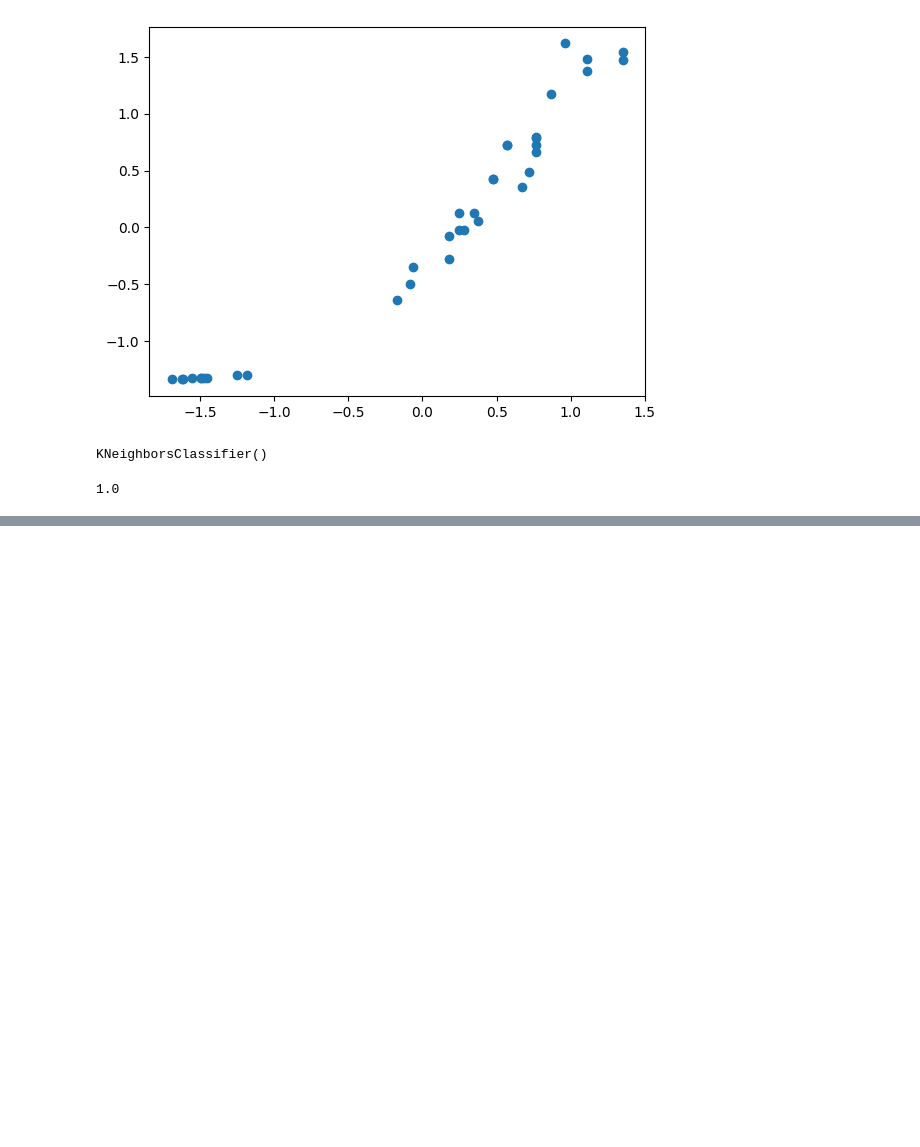
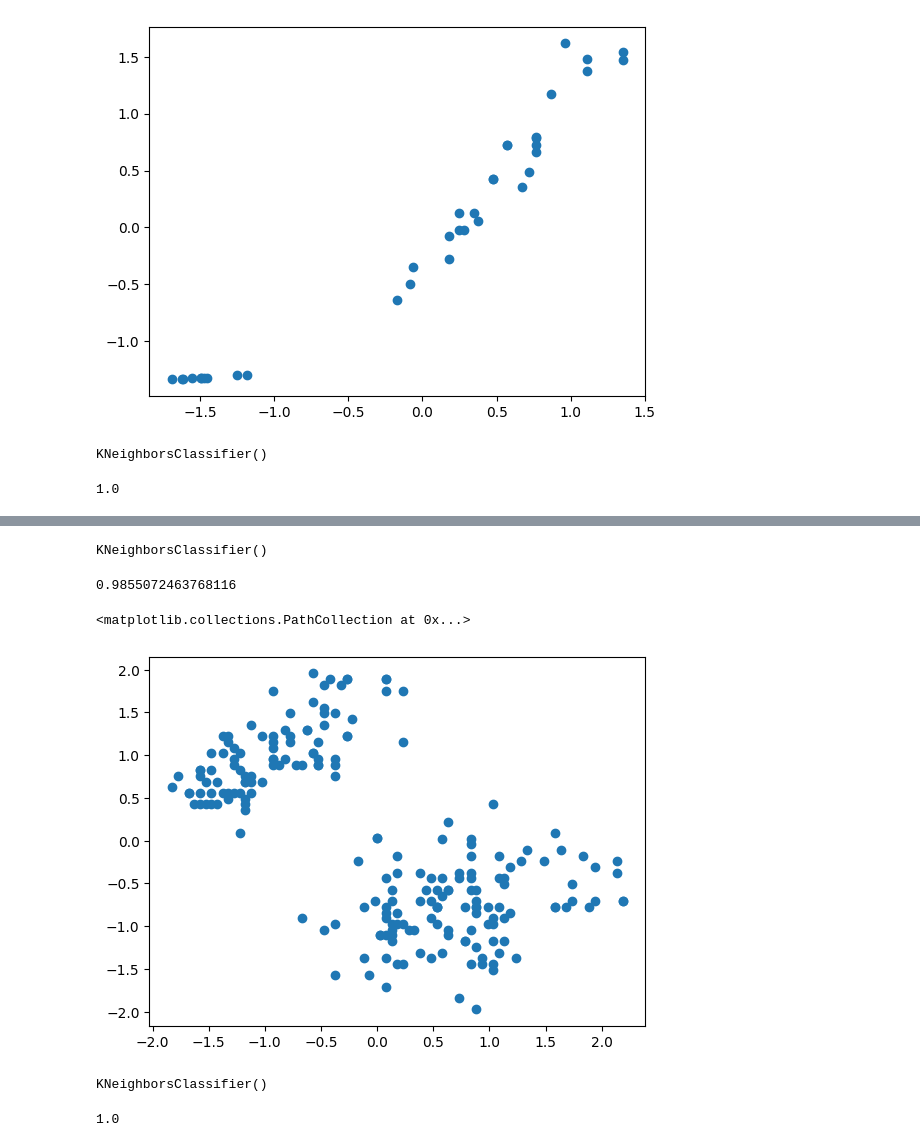
Before and after one commit to dahee325/ML, a Jupyter notebook: 2-2.ipynb, the cells around one changed output, grey strips where cells are left out. Drawn from its saved outputs; the diff is of its cells as text; code cells hidden in the pictures; blank space fills up the shorter version.

```diff
--- a/2-2.ipynb
+++ b/2-2.ipynb
@@ -103,0 +163,40 @@ kn.score(test_scaled, test_target['Species'])
+# %%
+cond = df['species'].isin(['Adelie', 'Gentoo'])
+peng_data = df.loc[cond, ['bill_depth_mm', 'flipper_length_mm']]
+peng_target = df.loc[cond, ['species']]
+# peng_target
+# %%
+from sklearn.model_selection import train_test_split
+train_input, test_input, train_target, test_target = train_test_split(peng_data, peng_target)
+# train_target
+# %%
+from sklearn.neighbors import KNeighborsClassifier
+
+kn = KNeighborsClassifier()
+
+kn.fit(train_input, train_target['species'])
+# %% [output]
+KNeighborsClassifier()
+# %%
+kn.score(test_input, test_target['species'])
+# %% [output]
+0.9855072463768116
+# %%
+mean = train_input.mean()
+std = train_input.std()
+
+train_scaled = (train_input - mean) / std
+test_scaled = (test_input - mean) / std
+# %%
+plt.scatter(train_scaled['bill_depth_mm'], train_scaled['flipper_length_mm'])
+# %% [output]
+<matplotlib.collections.PathCollection at 0x...>
+[figure, added]
+# %%
+kn.fit(train_scaled, train_target['species'])
+# %% [output]
+KNeighborsClassifier()
+# %%
+kn.score(test_scaled, test_target['species'])
+# %% [output]
+1.0
```
Also changed, not shown: parts of 65 cells of this notebook, 2 other files.
